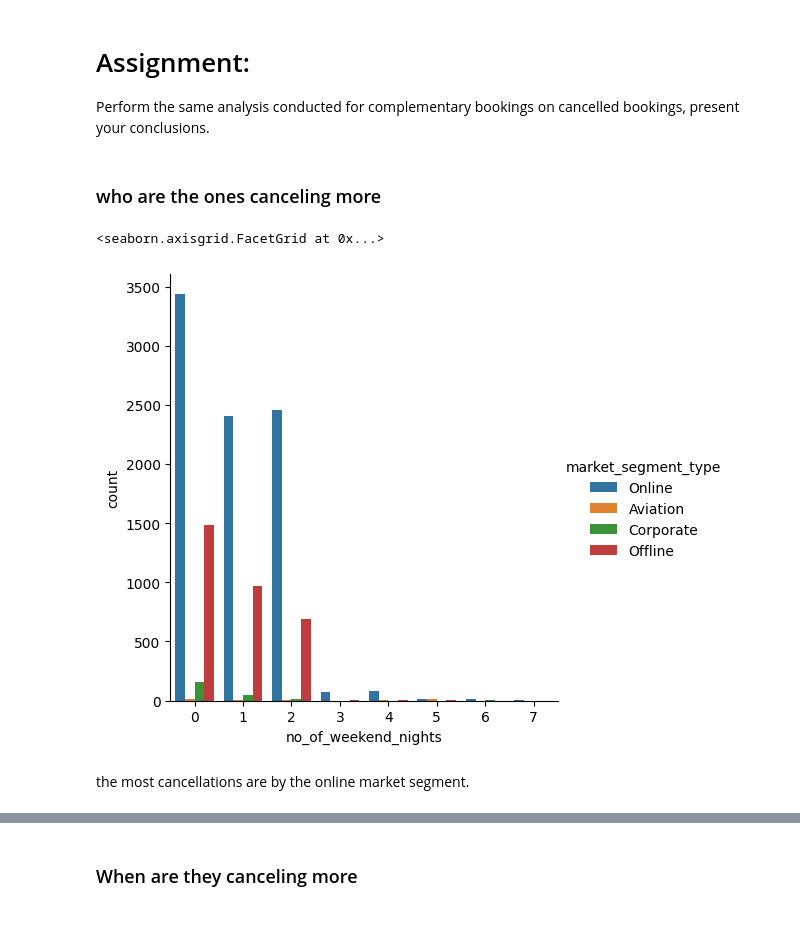
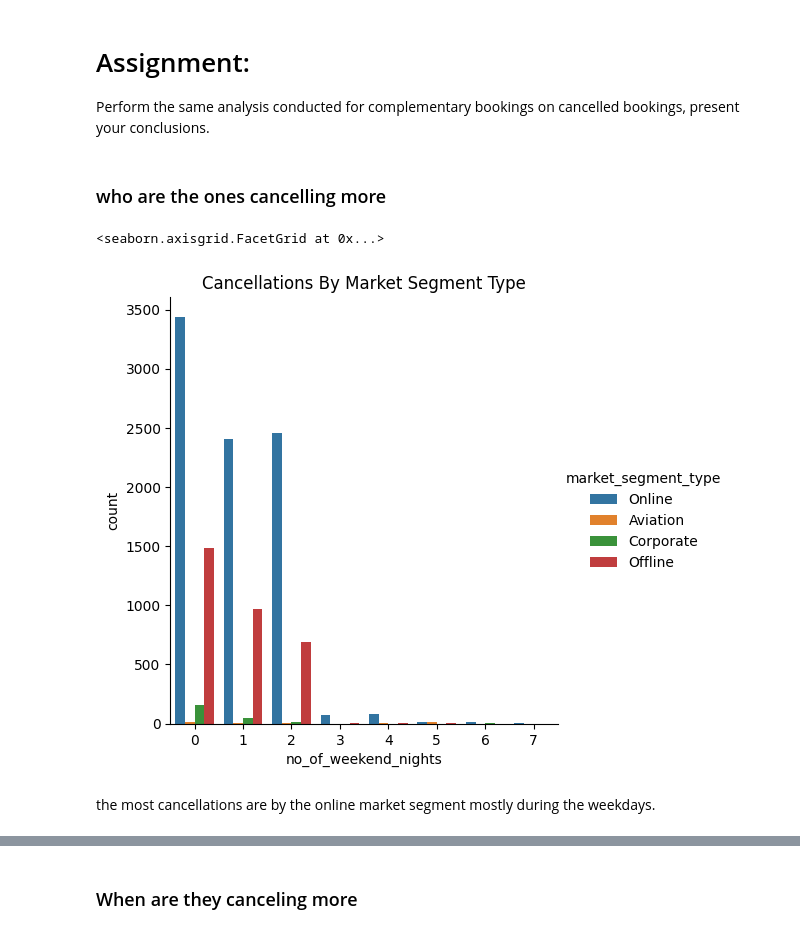
Before and after one commit to Lee26Ed/AAAI-training, a Jupyter notebook: LP_Lesson_1_Descriptive_Analytics.ipynb, the cells around one changed output, grey strips where cells are left out. Cells and saved outputs as stored; diff of their text form; code cells hidden in the pictures.

```diff
--- a/LP_Lesson_1_Descriptive_Analytics.ipynb
+++ b/LP_Lesson_1_Descriptive_Analytics.ipynb
@@ -496,15 +496,15 @@ Our complementary booking program is sustainable as it currently only represents
 
 Perform the same analysis conducted for complementary bookings on cancelled bookings, present your conclusions.
 # %% [markdown]
-### who are the ones canceling more
+### who are the ones cancelling more
 # %%
 cancelled_df = reservations_df[reservations_df["booking_status"] == "Canceled"].copy()
 # %%
-sns.catplot(x='no_of_weekend_nights', data=cancelled_df, hue="market_segment_type", kind='count')
+sns.catplot(x='no_of_weekend_nights', data=cancelled_df, hue="market_segment_type", kind='count').set(title="Cancellations By Market Segment Type")
 # %% [output]
 <seaborn.axisgrid.FacetGrid at 0x...>
-[figure, old version]
+[figure, new version]
 # %% [markdown]
-the most cancellations are by the online market segment.
+the most cancellations are by the online market segment mostly during the weekdays.
 # %%
 cancelled_df["total_nights"] = cancelled_df["no_of_weekend_nights"] + cancelled_df["no_of_week_nights"]
```
Also changed, not shown: parts of 9 cells of this notebook.
